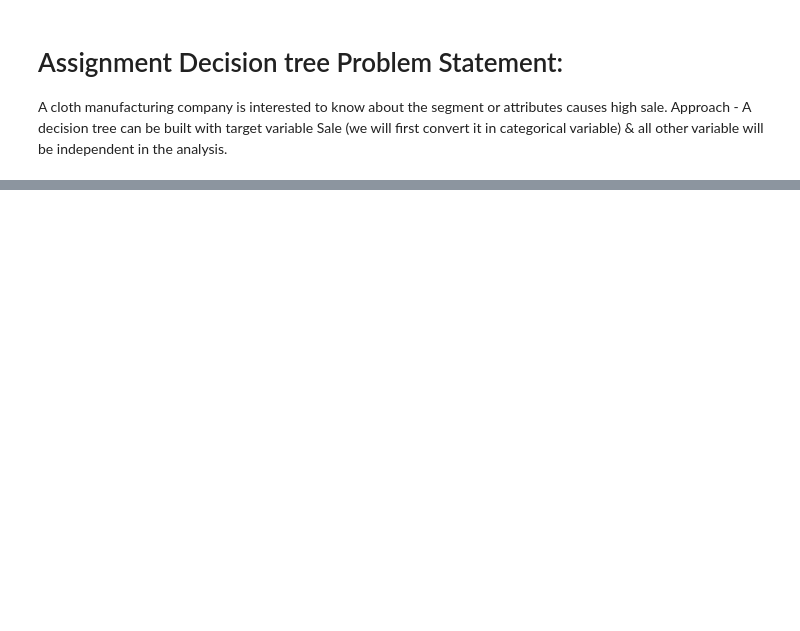
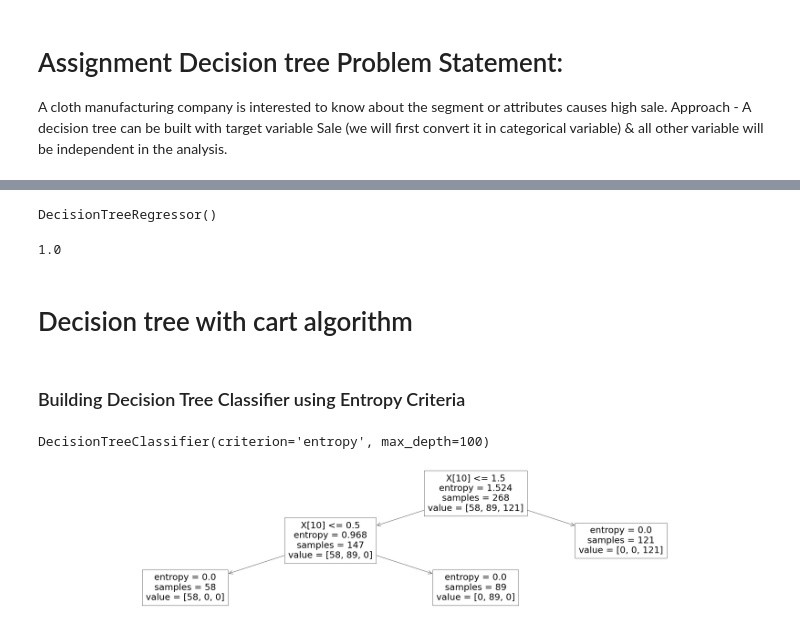
Before and after one commit to shailaja-2020/datascience, a Jupyter notebook: company decision tree.ipynb, the cells around one changed output, grey strips where cells are left out. Saved outputs shown, nothing was run; the diff lists cells and outputs as text; code cells hidden in the pictures; blank space fills up the shorter version.

```diff
--- a/company decision tree.ipynb
+++ b/company decision tree.ipynb
@@ -4,0 +110,2 @@ Approach - A decision tree can be built with target variable Sale (we will first
+# %%
+Y=company["salesclass"]
@@ -4,0 +127,2 @@ Approach - A decision tree can be built with target variable Sale (we will first
+# %%
+X=company.iloc[:,1:]
@@ -4,0 +145,2 @@ Approach - A decision tree can be built with target variable Sale (we will first
+# %%
+X_train, X_test, y_train, y_test = train_test_split(X, Y, test_size=0.33, random_state=1)
@@ -4,0 +293,24 @@ Approach - A decision tree can be built with target variable Sale (we will first
+# %%
+model_reg = DecisionTreeRegressor()
+model_reg.fit(X_rtrain, y_rtrain)
+# %% [output]
+DecisionTreeRegressor()
+# %%
+model_reg.score(X_rtest,y_rtest)
+# %% [output]
+1.0
+# %% [markdown]
+# Decision tree with cart algorithm
+# %% [markdown]
+### Building Decision Tree Classifier using Entropy Criteria
+# %%
+model_cart = DecisionTreeClassifier(criterion ='entropy',max_depth=100)
+model_cart.fit(X_train,y_train)
+# %% [output]
+DecisionTreeClassifier(criterion='entropy', max_depth=100)
+# %%
+plt.figure(figsize=(50,10))
+#PLot the decision tree
+tree.plot_tree(model_cart);
+# %% [output]
+[figure, added]
```
Also changed, not shown: parts of 41 cells of this notebook, 18 other files.
